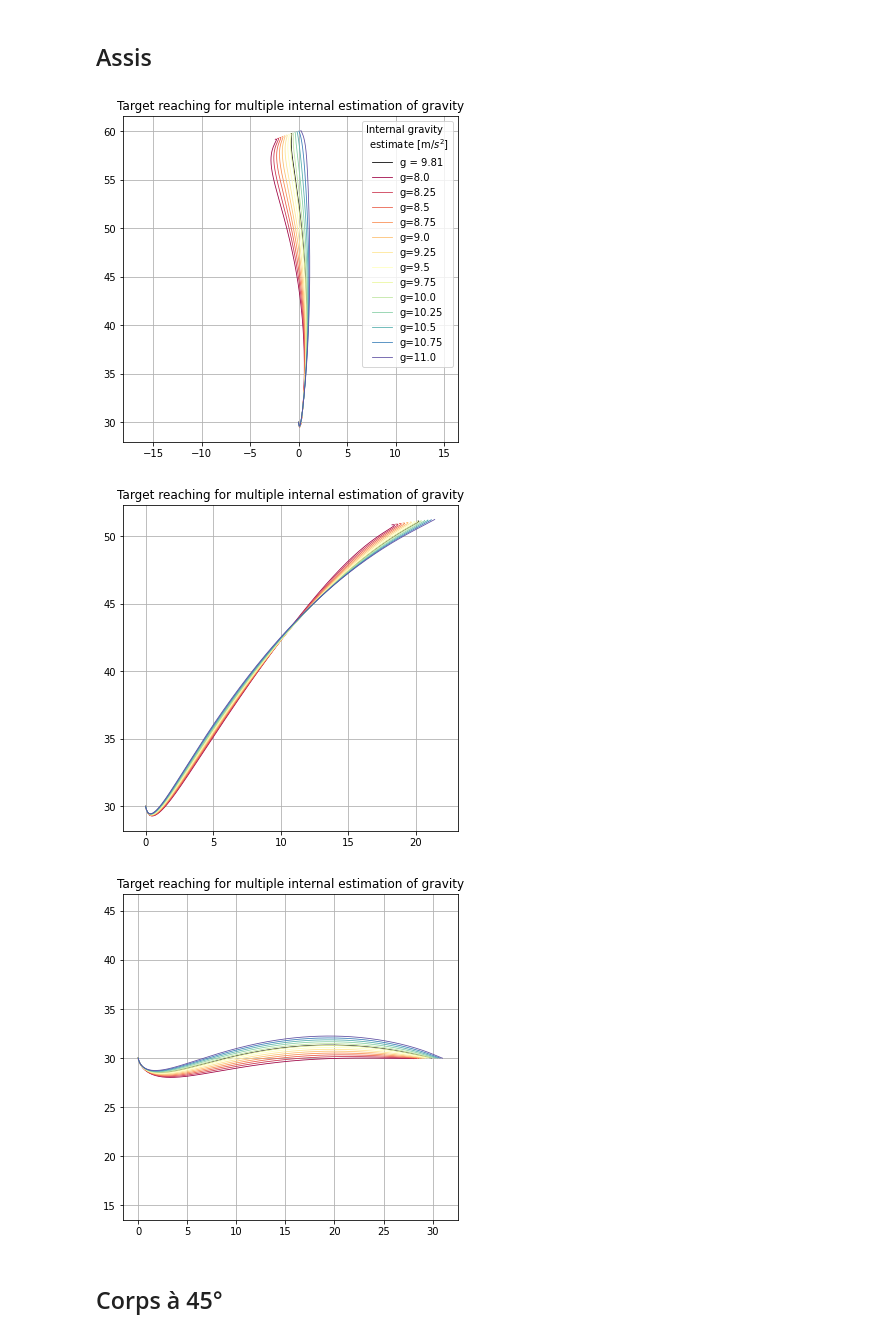
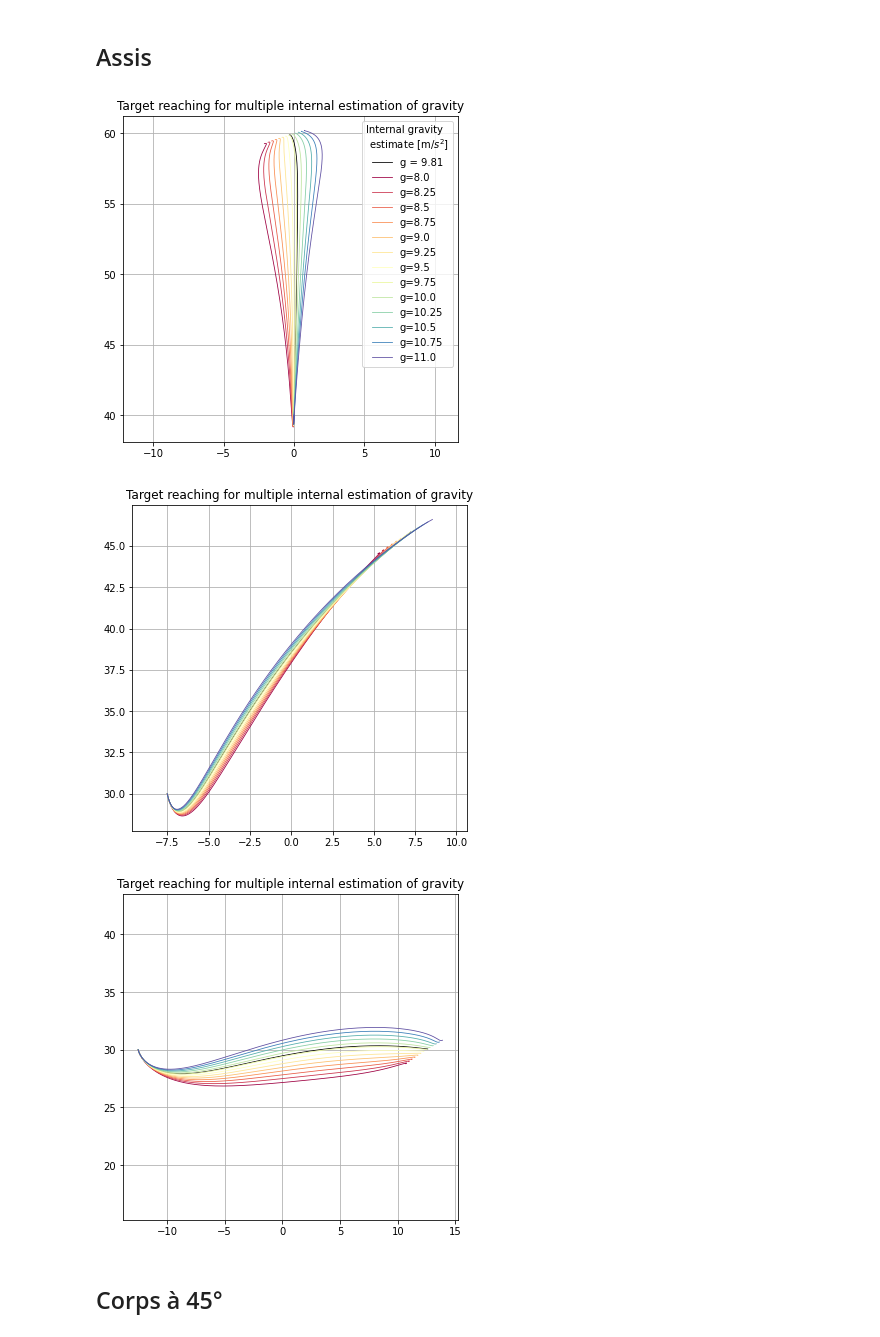
Before and after one commit to AlexandreThy/Master-Thesis, a Jupyter notebook: Gravity.ipynb, the cells around one changed output. Drawn from its saved outputs; the diff is of its cells as text; code cells hidden in the pictures.

Commit message:
ModifGraph

```diff
--- a/Gravity.ipynb
+++ b/Gravity.ipynb
@@ -218,31 +218,28 @@ Text(0.5, 1.0, 'Target reaching for multiple internal estimation of gravity')
 ## Assis
 # %%
 alpha = 0
-for rotate_target in [0,np.pi/4,np.pi/2]:
-        st = np.array([0,30])
-        Movements_Length = 30
-
-        add = np.array([Movements_Length*np.sin(rotate_target+alpha),Movements_Length*np.cos(rotate_target+alpha)])
-        tg = st + add
+for idx,rotate_target in enumerate([0,np.pi/4,np.pi/2]):
+        st = [[0,40],[-7.5,30],[-12.5,30]][idx]
+        tg = [[0,60],[7.5,46],[12.5,30]][idx]
         plt.rcParams["figure.figsize"] = (6,6)
         plt.grid()
         plt.axis("equal")
         Simulation_Gravity(1e7,1e6,1000,1000,1e-6,1e-6,starting_point= st,targets = tg,color = "black",Label = "g = 9.81",alpha = alpha)
 
         n_lines = 13
         cmap = mpl.colormaps['Spectral']# Take colors at regular intervals spanning the colormap.
         colors = cmap(np.linspace(0, 1, n_lines))
         for ghat in np.linspace(8,11,13):
             Simulation_Gravity(1e7,1e6,1000,1000,1e-6,1e-6,starting_point= st,targets = tg,ghat = ghat,color = colors[int((ghat-8)*4)],Label="g="+str(ghat),alpha = alpha)
         if alpha == 0 and rotate_target == 0:
             plt.legend(title = "Internal gravity\n estimate [m/$s^2$]")
         #plt.scatter([0],[55],color = "red")
         plt.title("Target reaching for multiple internal estimation of gravity")
         plt.show()
 # %% [output]
-[figure, old version]
+[figure, new version]
-[figure, old version]
+[figure, new version]
-[figure, old version]
+[figure, new version]
 # %% [markdown]
 ## Corps à 45°
 # %%
```
Also changed, not shown: 1 other file.
